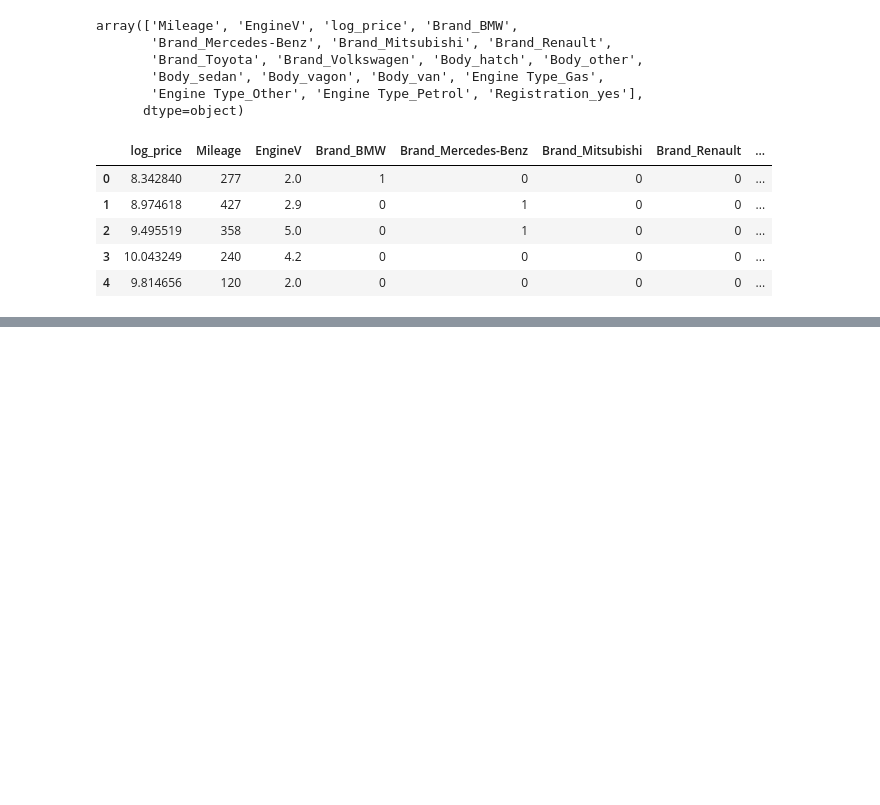
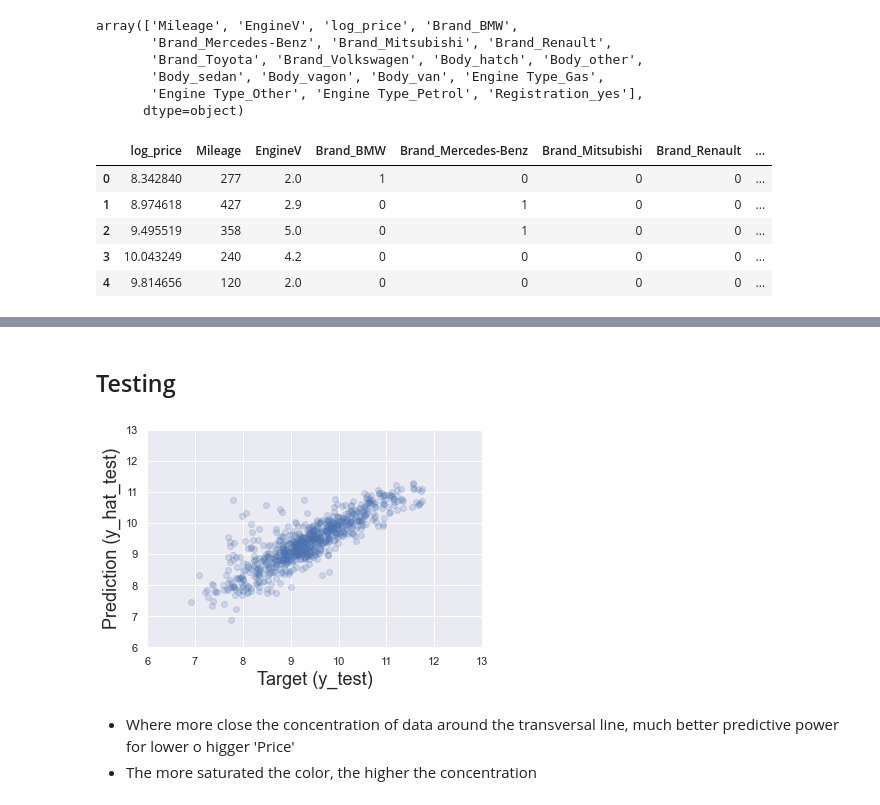
Before and after one commit to JosephDBX/data-science-course, a Jupyter notebook: linear-regression/practical-example.ipynb, the cells around one changed output, grey strips where cells are left out. Saved outputs shown, nothing was run; the diff lists cells and outputs as text; code cells hidden in the pictures; blank space fills up the shorter version.

```diff
--- a/linear-regression/practical-example.ipynb
+++ b/linear-regression/practical-example.ipynb
@@ -430,0 +555,17 @@ data_preprocessed.head()
+# %% [markdown]
+## Testing
+# %%
+y_hat_test = reg.predict(x_test)
+
+plt.scatter(y_test, y_hat_test, alpha=0.2)
+plt.xlabel('Target (y_test)', size=18)
+plt.ylabel('Prediction (y_hat_test)', size=18)
+
+plt.xlim(6, 13)
+plt.ylim(6, 13)
+plt.show()
+# %% [output]
+[figure, added]
+# %% [markdown]
+- Where more close the concentration of data around the transversal line, much better predictive power for lower o higger 'Price'
+- The more saturated the color, the higher the concentration
```
Also changed, not shown: parts of 33 cells of this notebook, 5 other files.
